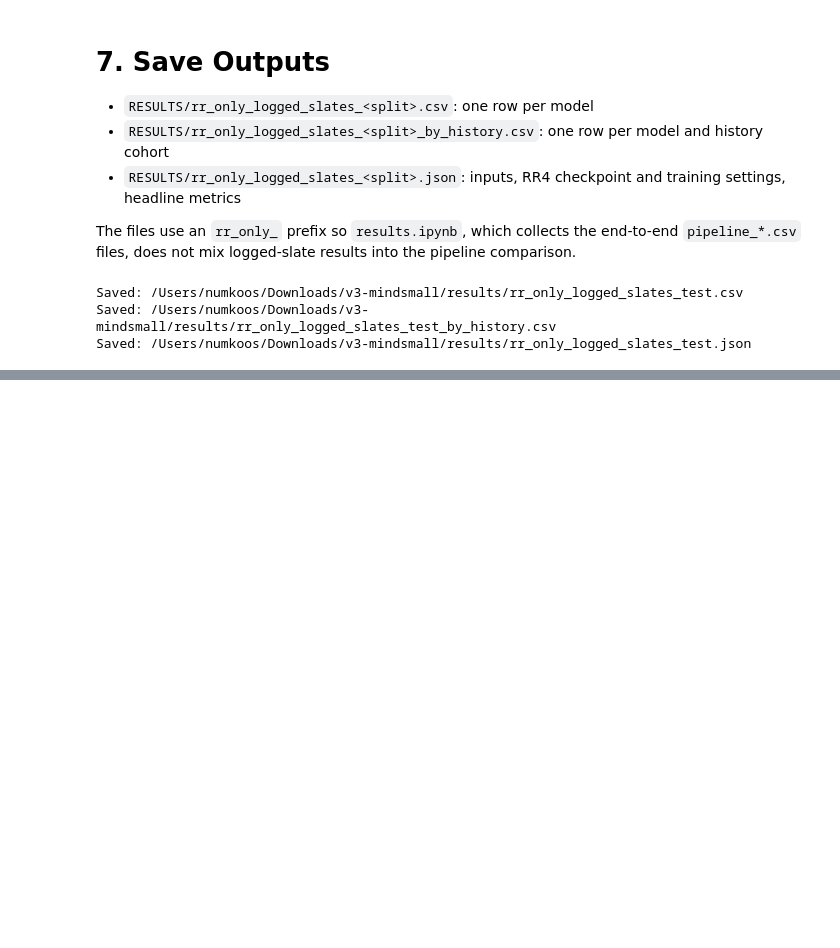
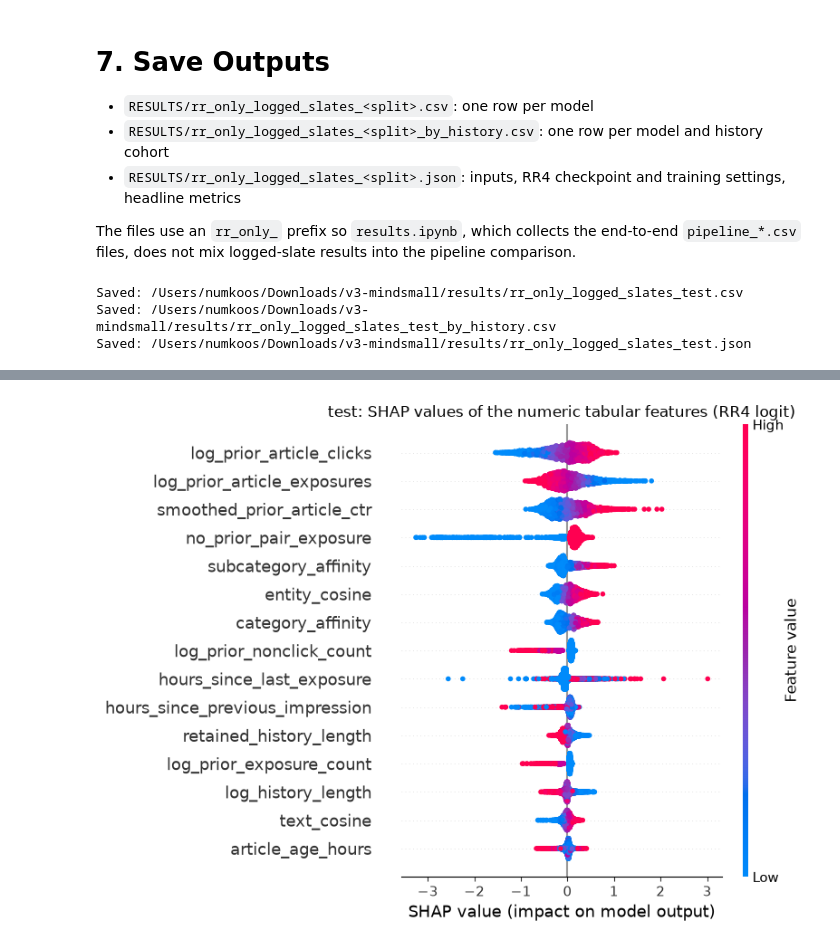
Before and after one commit to hippo2311/BT4222-Group-6-, a Jupyter notebook: 5_Models/5_03_Pipeline_Evaluation/1_RR_only/PE_RR_logged_slates.ipynb, the cells around one changed output, grey strips where cells are left out. Cells and saved outputs as stored; diff of their text form; code cells hidden in the pictures; blank space fills up the shorter version.

```diff
--- a/5_Models/5_03_Pipeline_Evaluation/1_RR_only/PE_RR_logged_slates.ipynb
+++ b/5_Models/5_03_Pipeline_Evaluation/1_RR_only/PE_RR_logged_slates.ipynb
@@ -1675,0 +2100,97 @@ Saved: /Users/numkoos/Downloads/v3-mindsmall/results/rr_only_logged_slates_test.
+# %%
+import warnings
+
+warnings.filterwarnings("ignore", message="The NumPy global RNG was seeded")
+warnings.filterwarnings("ignore", message="IProgress not found")
+
+try:
+    import shap
+except ImportError:  # preinstalled on Colab; installed here for local runs
+    import subprocess
+
+    subprocess.check_call([sys.executable, "-m", "pip", "install", "-q", "shap"])
+    import shap
+import copy
+
+
+class TabularScorer(nn.Module):
+    """RR4's final MLP as a function of (tabular inputs, cached news and user vectors)."""
+
+    def __init__(self, scorer):
+        super().__init__()
+        self.scorer = scorer
+
+    def forward(self, tabular, context):
+        return self.scorer(torch.cat([tabular, context], dim=1))
+
+
+rng = np.random.default_rng(SEED)
+shap_impressions = rng.choice(len(FIRST_ROW), size=min(SHAP_IMPRESSIONS, len(FIRST_ROW)), replace=False)
+shap_rows = np.flatnonzero(np.isin(ROW_IMPRESSION, shap_impressions))
+background_rows = rng.choice(len(importance_frame), size=SHAP_BACKGROUND_ROWS, replace=False)
+
+
+def tabular_inputs(rows):
+    return torch.from_numpy(
+        preprocessor.transform(importance_frame.iloc[rows][FEATURES]).astype(np.float32, copy=False)
+    )
+
+
+explained_tabular = tabular_inputs(shap_rows)
+explainer_model = TabularScorer(copy.deepcopy(model.scorer).cpu()).eval()
+explainer = shap.GradientExplainer(
+    explainer_model, [tabular_inputs(background_rows), importance_context[background_rows]]
+)
+started = time.monotonic()
+shap_output = explainer.shap_values([explained_tabular, importance_context[shap_rows]])
+tabular_shap = np.asarray(shap_output[0]).reshape(len(shap_rows), -1)  # [rows, tabular columns]
+print(f"SHAP for {len(shap_rows):,} candidates in {len(shap_impressions)} impressions ({time.monotonic() - started:.0f}s)")
+
+# One SHAP value per original feature: the one-hot columns of a categorical feature are summed
+column_names = preprocessor.get_feature_names_out()
+feature_columns = {
+    name: [
+        i
+        for i, column in enumerate(column_names)
+        if column == f"numeric__{name}" or column.startswith(f"categorical__{name}_")
+    ]
+    for name in FEATURES
+}
+feature_shap = np.column_stack([tabular_shap[:, feature_columns[name]].sum(axis=1) for name in FEATURES])
+slate_mean = pd.DataFrame(feature_shap).groupby(ROW_IMPRESSION[shap_rows]).transform("mean").to_numpy()
+within_slate_shap = feature_shap - slate_mean
+
+shap_importance = (
+    pl.DataFrame(
+        {
+            "feature": FEATURES,
+            "group": [FEATURE_TO_GROUP[name] for name in FEATURES],
+            "mean_abs_shap": np.abs(feature_shap).mean(axis=0),
+            "mean_abs_within_slate_shap": np.abs(within_slate_shap).mean(axis=0),
+            "mean_shap": feature_shap.mean(axis=0),
+        }
+    )
+    .sort("mean_abs_within_slate_shap", descending=True)
+)
+print(f"{TARGET_SPLIT.upper()}: top 15 tabular features by within-slate SHAP")
+display(shap_importance.head(15))
+print("By group (sum over the group's features)")
+display(
+    shap_importance.group_by("group")
+    .agg(pl.col("mean_abs_shap").sum(), pl.col("mean_abs_within_slate_shap").sum())
+    .sort("mean_abs_within_slate_shap", descending=True)
+)
+
+numeric_index = [FEATURES.index(name) for name in NUMERIC]
+shap.summary_plot(
+    feature_shap[:, numeric_index],
+    features=explained_tabular[:, [feature_columns[name][0] for name in NUMERIC]].numpy(),
+    feature_names=NUMERIC,
+    max_display=15,
+    show=False,
+    plot_size=(8, 6),
+)
+plt.title(f"{TARGET_SPLIT}: SHAP values of the numeric tabular features (RR4 logit)")
+plt.tight_layout()
+plt.show()
+# %% [output]
@@ -1675,0 +2226 @@ Saved: /Users/numkoos/Downloads/v3-mindsmall/results/rr_only_logged_slates_test.
+[figure, added]
```
Also changed, not shown: parts of 14 cells of this notebook, 8 other files.
